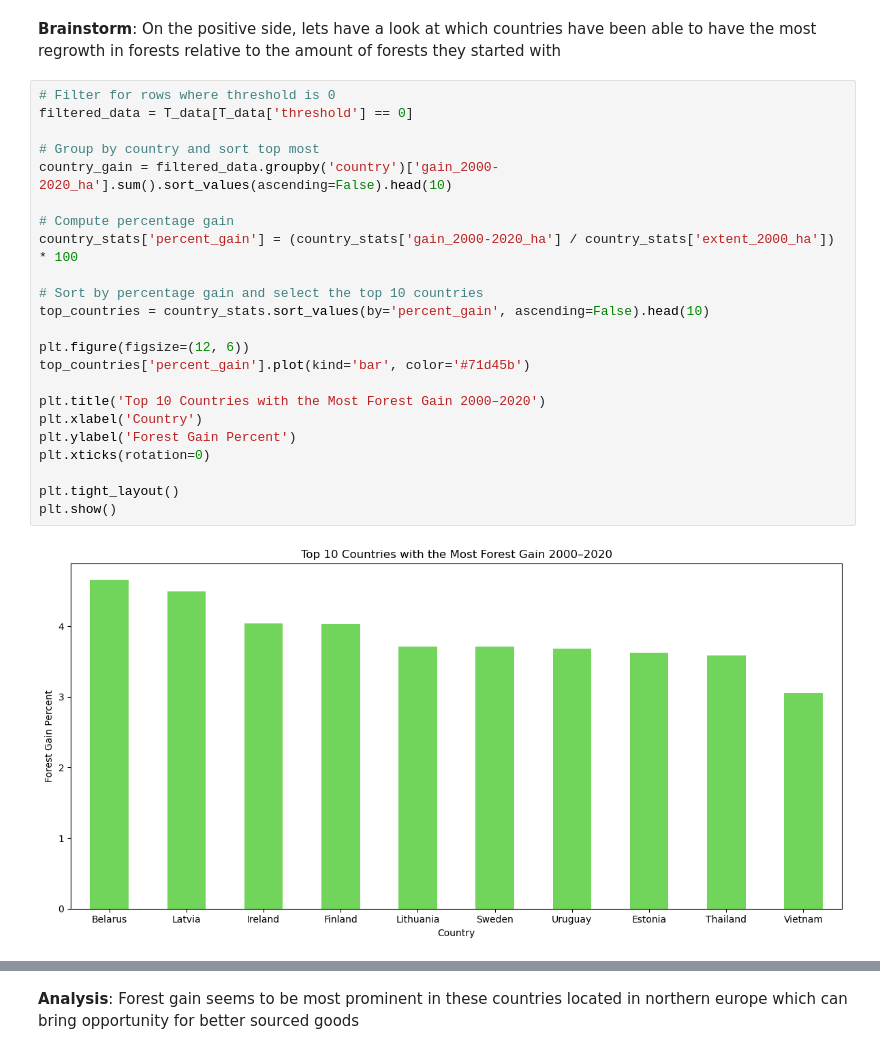
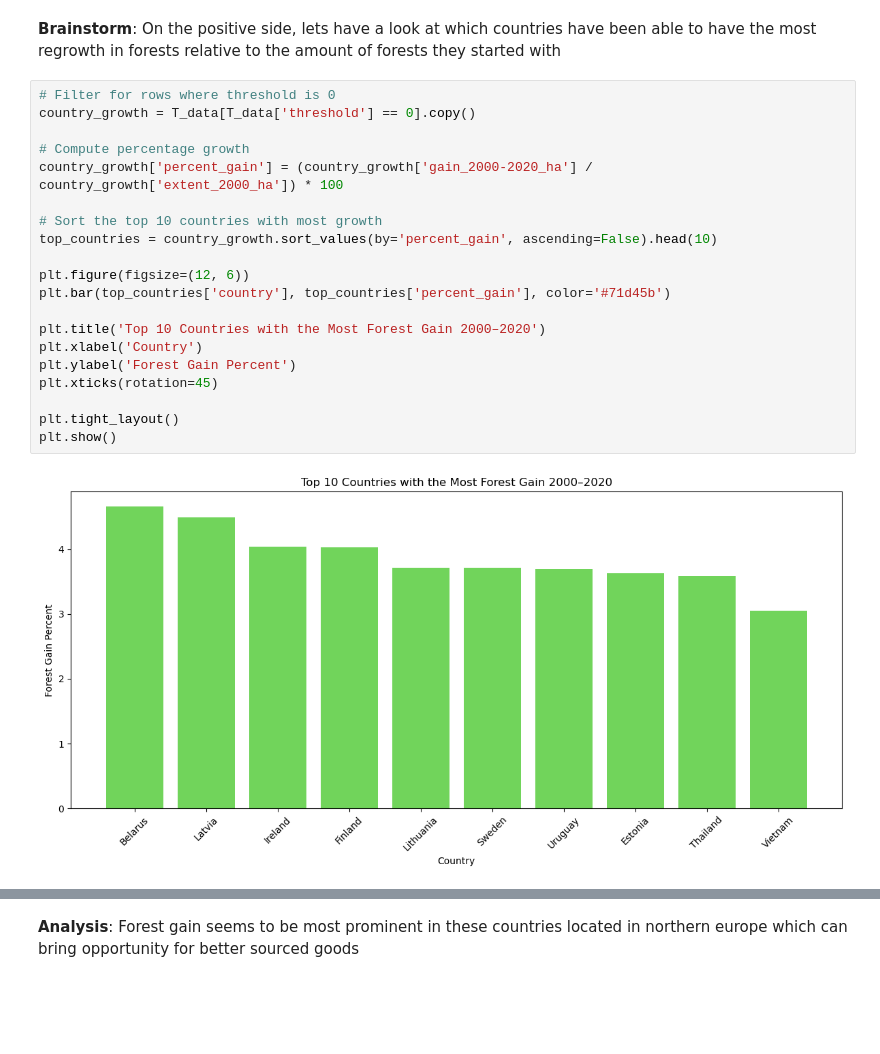
Before and after one commit to JustJames7/capstone_template, a Jupyter notebook: notebooks/Capstone_Intro_EDA.ipynb, the cells around one changed output, grey strips where cells are left out. Cells and saved outputs as stored; diff of their text form; blank space fills up the shorter version.

```diff
--- a/notebooks/Capstone_Intro_EDA.ipynb
+++ b/notebooks/Capstone_Intro_EDA.ipynb
@@ -597,29 +598,26 @@ Tree Cover loss sporadicness has increased over time and can be explained throug
 - Australia 2020: Also largely due to forest fires
 # %% [markdown]
 **Brainstorm**: On the positive side, lets have a look at which countries have been able to have the most regrowth in forests relative to the amount of forests they started with
-# %%
-# Filter for rows where threshold is 0
-filtered_data = T_data[T_data['threshold'] == 0]
-
-# Group by country and sort top most
-country_gain = filtered_data.groupby('country')['gain_2000-2020_ha'].sum().sort_values(ascending=False).head(10)
-
-# Compute percentage gain
-country_stats['percent_gain'] = (country_stats['gain_2000-2020_ha'] / country_stats['extent_2000_ha']) * 100
-
-# Sort by percentage gain and select the top 10 countries
-top_countries = country_stats.sort_values(by='percent_gain', ascending=False).head(10)
-
-plt.figure(figsize=(12, 6))
-top_countries['percent_gain'].plot(kind='bar', color='#71d45b')
-
-plt.title('Top 10 Countries with the Most Forest Gain 2000–2020')
-plt.xlabel('Country')
-plt.ylabel('Forest Gain Percent')
-plt.xticks(rotation=0)
-
-plt.tight_layout()
-plt.show()
-# %% [output]
-[figure, removed]
+# %%
+# Filter for rows where threshold is 0
+country_growth = T_data[T_data['threshold'] == 0].copy()
+
+# Compute percentage growth
+country_growth['percent_gain'] = (country_growth['gain_2000-2020_ha'] / country_growth['extent_2000_ha']) * 100
+
+# Sort the top 10 countries with most growth
+top_countries = country_growth.sort_values(by='percent_gain', ascending=False).head(10)
+
+plt.figure(figsize=(12, 6))
+plt.bar(top_countries['country'], top_countries['percent_gain'], color='#71d45b')
+
+plt.title('Top 10 Countries with the Most Forest Gain 2000–2020')
+plt.xlabel('Country')
+plt.ylabel('Forest Gain Percent')
+plt.xticks(rotation=45)
+
+plt.tight_layout()
+plt.show()
+# %% [output]
+[figure, added]
 # %%
```
Also changed, not shown: parts of 13 cells of this notebook, 2 other files.
